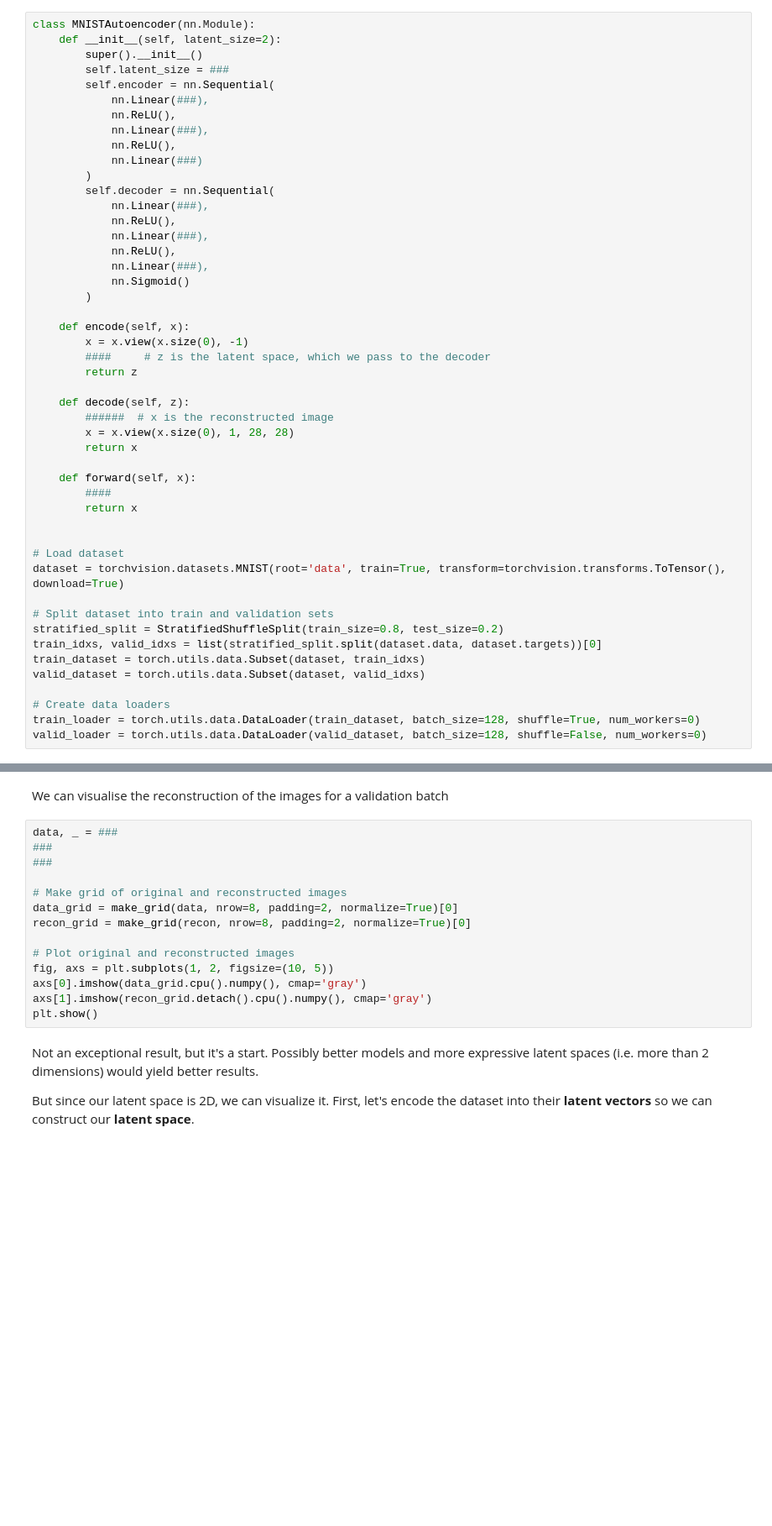
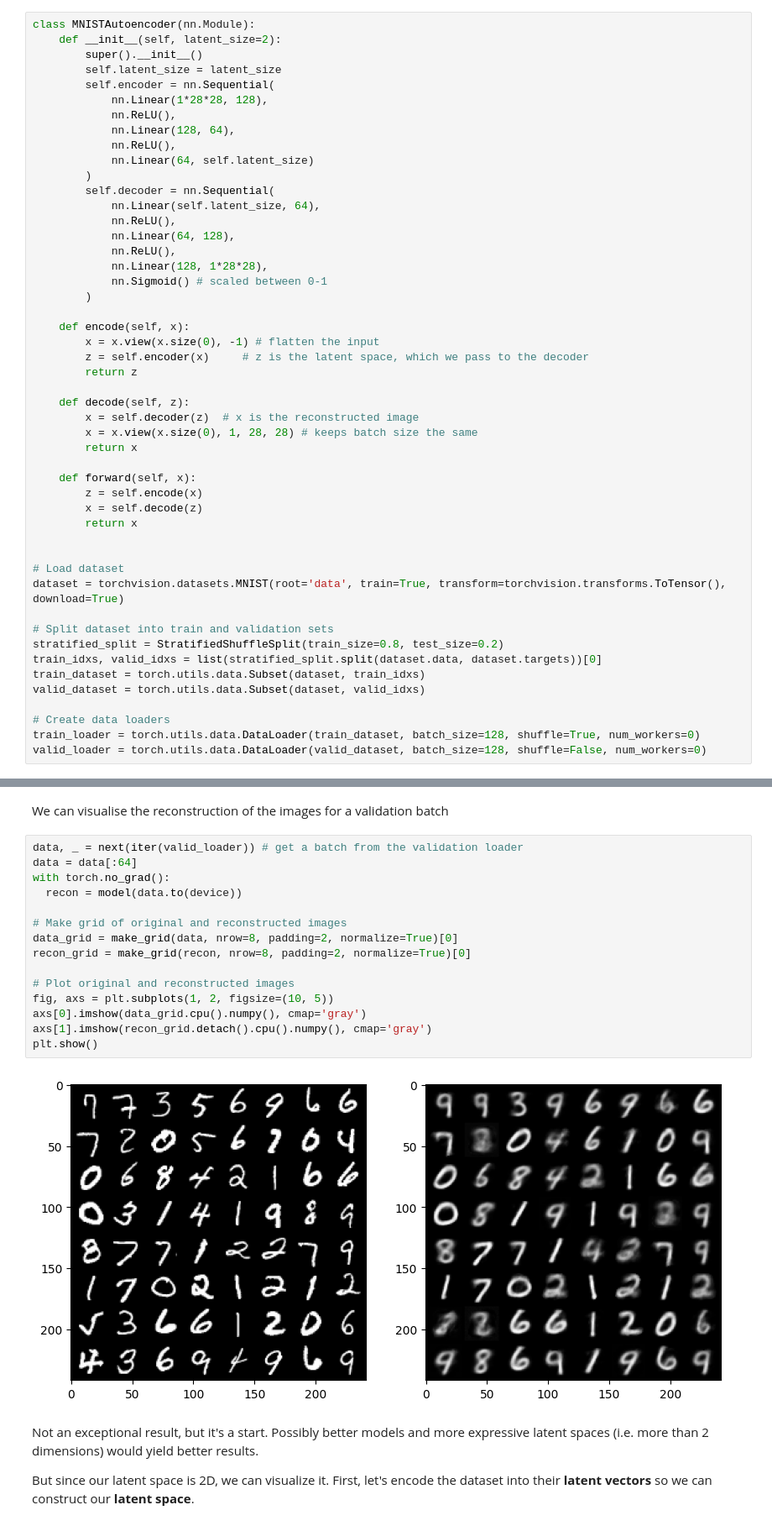
Before and after one commit to ada-jt1725/deep-learning, a Jupyter notebook: Day07-VAEs/Day07-VAEs_morning_codealong.ipynb, the cells around one changed output, grey strips where cells are left out. Shown at 84% size. Drawn from its saved outputs; the diff is of its cells as text; blank space fills up the shorter version.

```diff
--- a/Day07-VAEs/Day07-VAEs_morning_codealong.ipynb
+++ b/Day07-VAEs/Day07-VAEs_morning_codealong.ipynb
@@ -169,35 +172,36 @@ set_seed(42)
 class MNISTAutoencoder(nn.Module):
     def __init__(self, latent_size=2):
         super().__init__()
-        self.latent_size = ###
+        self.latent_size = latent_size
         self.encoder = nn.Sequential(
-            nn.Linear(###),
+            nn.Linear(1*28*28, 128),
             nn.ReLU(),
-            nn.Linear(###),
+            nn.Linear(128, 64),
             nn.ReLU(),
-            nn.Linear(###)
+            nn.Linear(64, self.latent_size)
         )
         self.decoder = nn.Sequential(
-            nn.Linear(###),
+            nn.Linear(self.latent_size, 64),
             nn.ReLU(),
-            nn.Linear(###),
+            nn.Linear(64, 128),
             nn.ReLU(),
-            nn.Linear(###),
-            nn.Sigmoid()
+            nn.Linear(128, 1*28*28),
+            nn.Sigmoid() # scaled between 0-1
         )
 
     def encode(self, x):
-        x = x.view(x.size(0), -1)
-        ####     # z is the latent space, which we pass to the decoder
+        x = x.view(x.size(0), -1) # flatten the input
+        z = self.encoder(x)     # z is the latent space, which we pass to the decoder
         return z
 
     def decode(self, z):
-        ######  # x is the reconstructed image
-        x = x.view(x.size(0), 1, 28, 28)
+        x = self.decoder(z)  # x is the reconstructed image
+        x = x.view(x.size(0), 1, 28, 28) # keeps batch size the same
         return x
 
     def forward(self, x):
-        ####
+        z = self.encode(x)
+        x = self.decode(z)
         return x
 
 
@@ -272,19 +279,22 @@ for epoch in tqdm(range(15)):
 # %% [markdown]
 We can visualise the reconstruction of the images for a validation batch
 # %%
-data, _ = ###
-###
-###
+data, _ = next(iter(valid_loader)) # get a batch from the validation loader
+data = data[:64]
+with torch.no_grad():
+  recon = model(data.to(device))
 
 # Make grid of original and reconstructed images
 data_grid = make_grid(data, nrow=8, padding=2, normalize=True)[0]
 recon_grid = make_grid(recon, nrow=8, padding=2, normalize=True)[0]
 
 # Plot original and reconstructed images
 fig, axs = plt.subplots(1, 2, figsize=(10, 5))
 axs[0].imshow(data_grid.cpu().numpy(), cmap='gray')
 axs[1].imshow(recon_grid.detach().cpu().numpy(), cmap='gray')
 plt.show()
+# %% [output]
+[figure, added]
 # %% [markdown]
 Not an exceptional result, but it's a start. Possibly better models and more expressive latent spaces (i.e. more than 2 dimensions) would yield better results.
 
```
Also changed, not shown: parts of 6 cells of this notebook.
